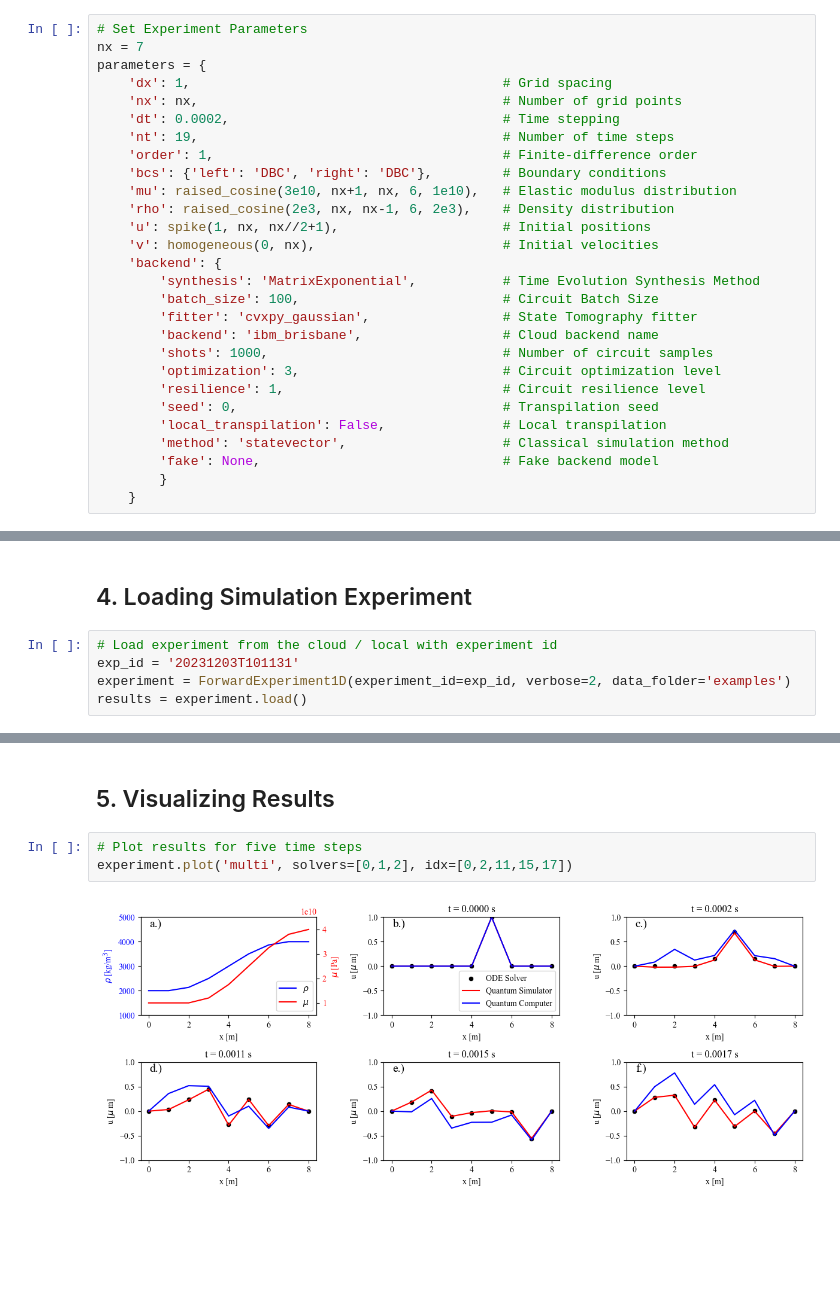
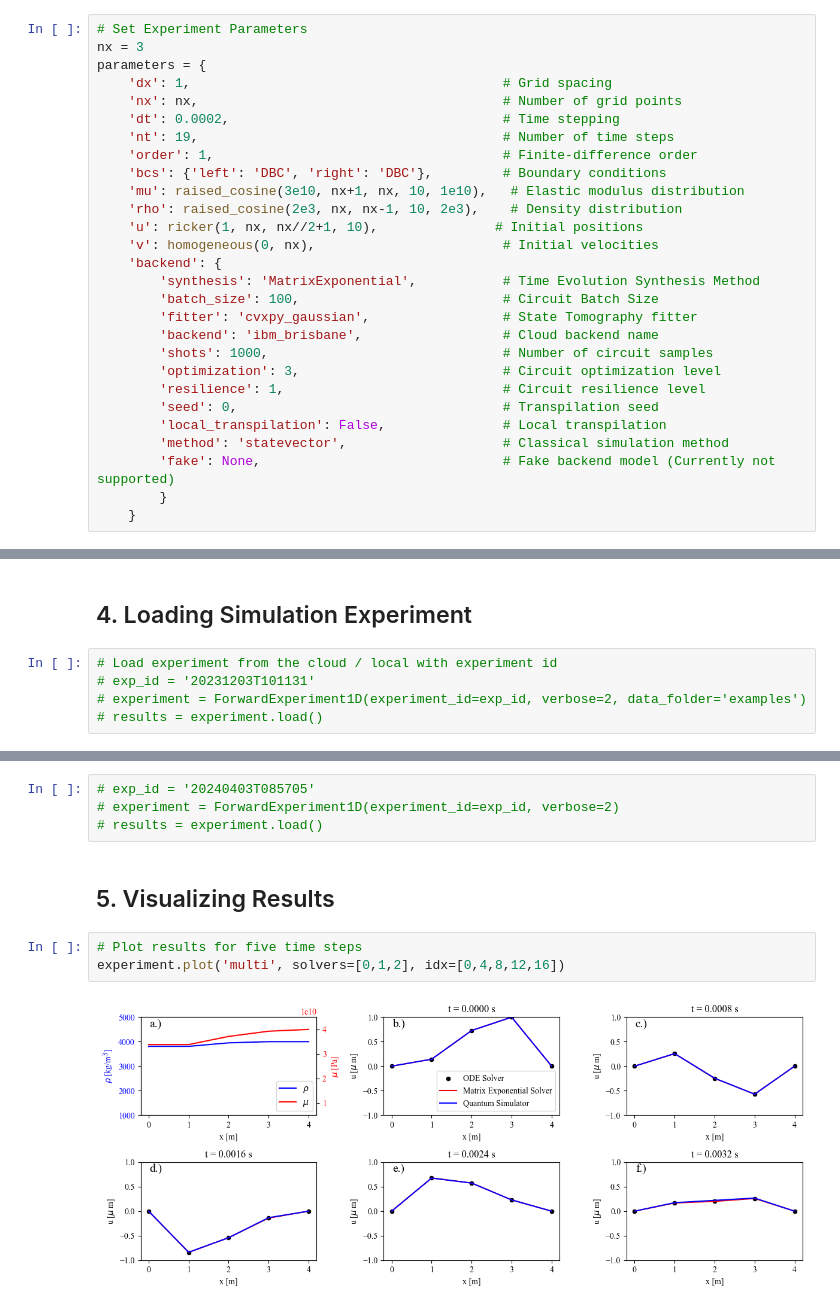
Before and after one commit to malteschade/Quantum-Wave-Equation-Solver, a Jupyter notebook: main.ipynb, the cells around one changed output, grey strips where cells are left out. Saved outputs shown, nothing was run; the diff lists cells and outputs as text; blank space fills up the shorter version.

```diff
--- a/main.ipynb
+++ b/main.ipynb
@@ -32,7 +32,7 @@ from utility.distributions import (spike, ricker, gaussian, raised_cosine,
 ## 3.1. Defining Simulation Parameters
 # %%
 # Set Experiment Parameters
-nx = 7
+nx = 3
 parameters = {
     'dx': 1,                                        # Grid spacing
     'nx': nx,                                       # Number of grid points
@@ -40,9 +40,9 @@ parameters = {
     'nt': 19,                                       # Number of time steps
     'order': 1,                                     # Finite-difference order
     'bcs': {'left': 'DBC', 'right': 'DBC'},         # Boundary conditions
-    'mu': raised_cosine(3e10, nx+1, nx, 6, 1e10),   # Elastic modulus distribution
-    'rho': raised_cosine(2e3, nx, nx-1, 6, 2e3),    # Density distribution
-    'u': spike(1, nx, nx//2+1),                     # Initial positions
+    'mu': raised_cosine(3e10, nx+1, nx, 10, 1e10),   # Elastic modulus distribution
+    'rho': raised_cosine(2e3, nx, nx-1, 10, 2e3),    # Density distribution
+    'u': ricker(1, nx, nx//2+1, 10),               # Initial positions
     'v': homogeneous(0, nx),                        # Initial velocities
     'backend': {
         'synthesis': 'MatrixExponential',           # Time Evolution Synthesis Method
@@ -55,7 +55,7 @@ parameters = {
         'seed': 0,                                  # Transpilation seed
         'local_transpilation': False,               # Local transpilation
         'method': 'statevector',                    # Classical simulation method
-        'fake': None,                               # Fake backend model
+        'fake': None,                               # Fake backend model (Currently not supported)
         }
     }
 # %% [markdown]
@@ -125,6 +125,6 @@ experiment.plot('circuit', solvers=[2], group=0, idx=10)
 ## 4. Loading Simulation Experiment
 # %%
 # Load experiment from the cloud / local with experiment id
-exp_id = '20231203T101131'
-experiment = ForwardExperiment1D(experiment_id=exp_id, verbose=2, data_folder='examples')
-results = experiment.load()
+# exp_id = '20231203T101131'
+# experiment = ForwardExperiment1D(experiment_id=exp_id, verbose=2, data_folder='examples')
+# results = experiment.load()
@@ -138,10 +131,14 @@ results = experiment.load()
+# %%
+# exp_id = '20240403T085705'
+# experiment = ForwardExperiment1D(experiment_id=exp_id, verbose=2)
+# results = experiment.load()
 # %% [markdown]
 ## 5. Visualizing Results
 # %%
 # Plot results for five time steps
-experiment.plot('multi', solvers=[0,1,2], idx=[0,2,11,15,17])
+experiment.plot('multi', solvers=[0,1,2], idx=[0,4,8,12,16])
 # %% [output]
-[figure, old version]
+[figure, new version]
 # %%
 # Plot error between solvers
 experiment.plot('error', solvers=[1,2])
```
Also changed, not shown: parts of 7 cells of this notebook.
